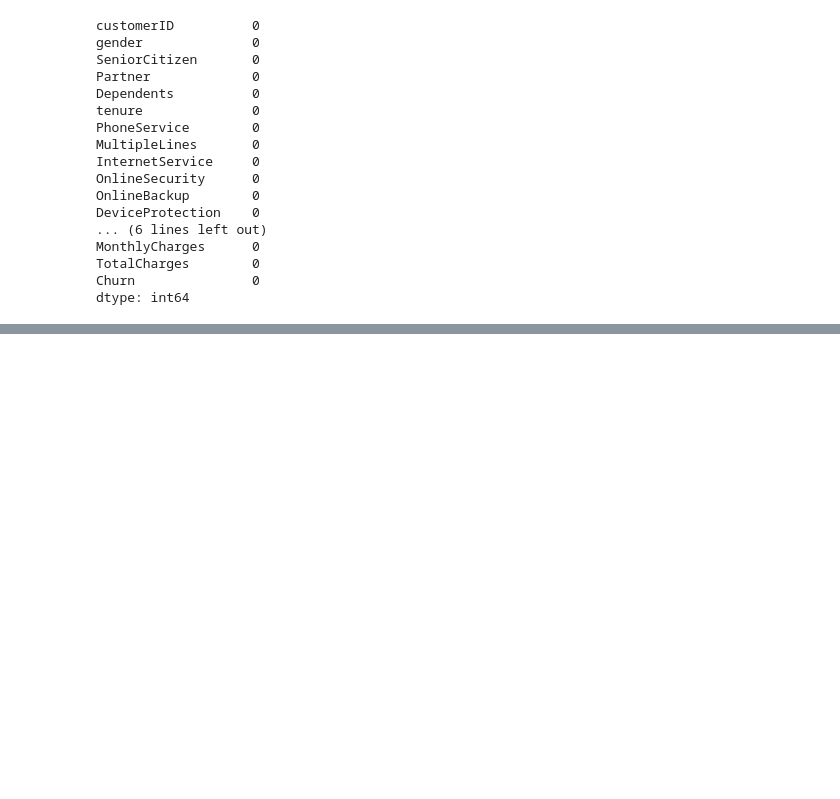
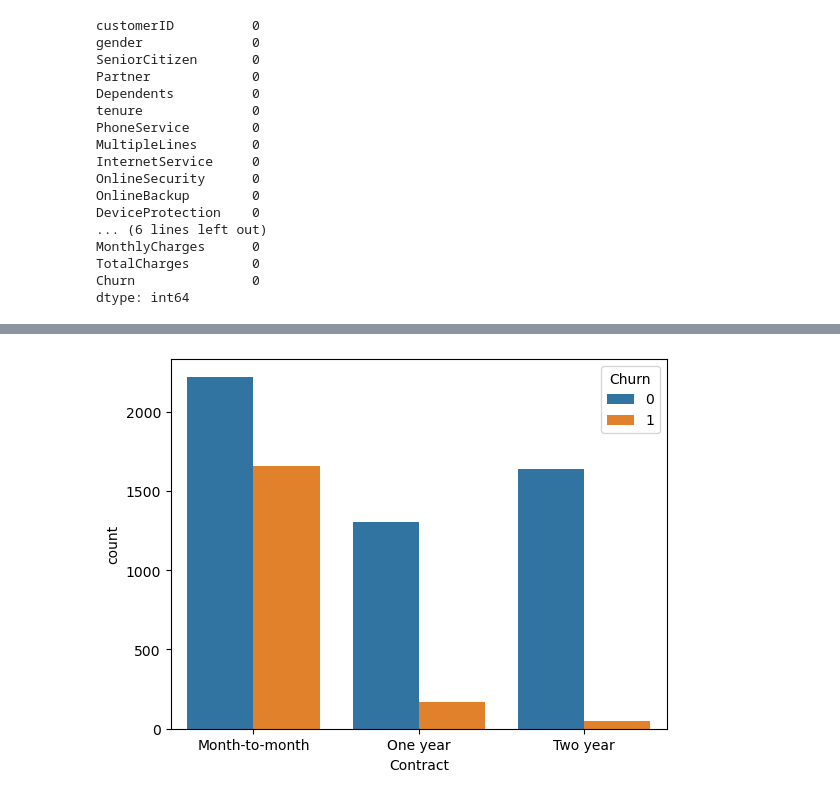
Before and after one commit to BCSoulless/customer-churn-model, a Jupyter notebook: customer-churn-model.ipynb, the cells around one changed output, grey strips where cells are left out. Saved outputs shown, nothing was run; the diff lists cells and outputs as text; code cells hidden in the pictures; blank space fills up the shorter version.

```diff
--- a/customer-churn-model.ipynb
+++ b/customer-churn-model.ipynb
@@ -80,0 +126,4 @@ dtype: int64
+# %%
+sns.countplot(x='Contract', data=customer_churn_df, hue='Churn');
+# %% [output]
+[figure, added]
```
Also changed, not shown: parts of 14 cells of this notebook.
